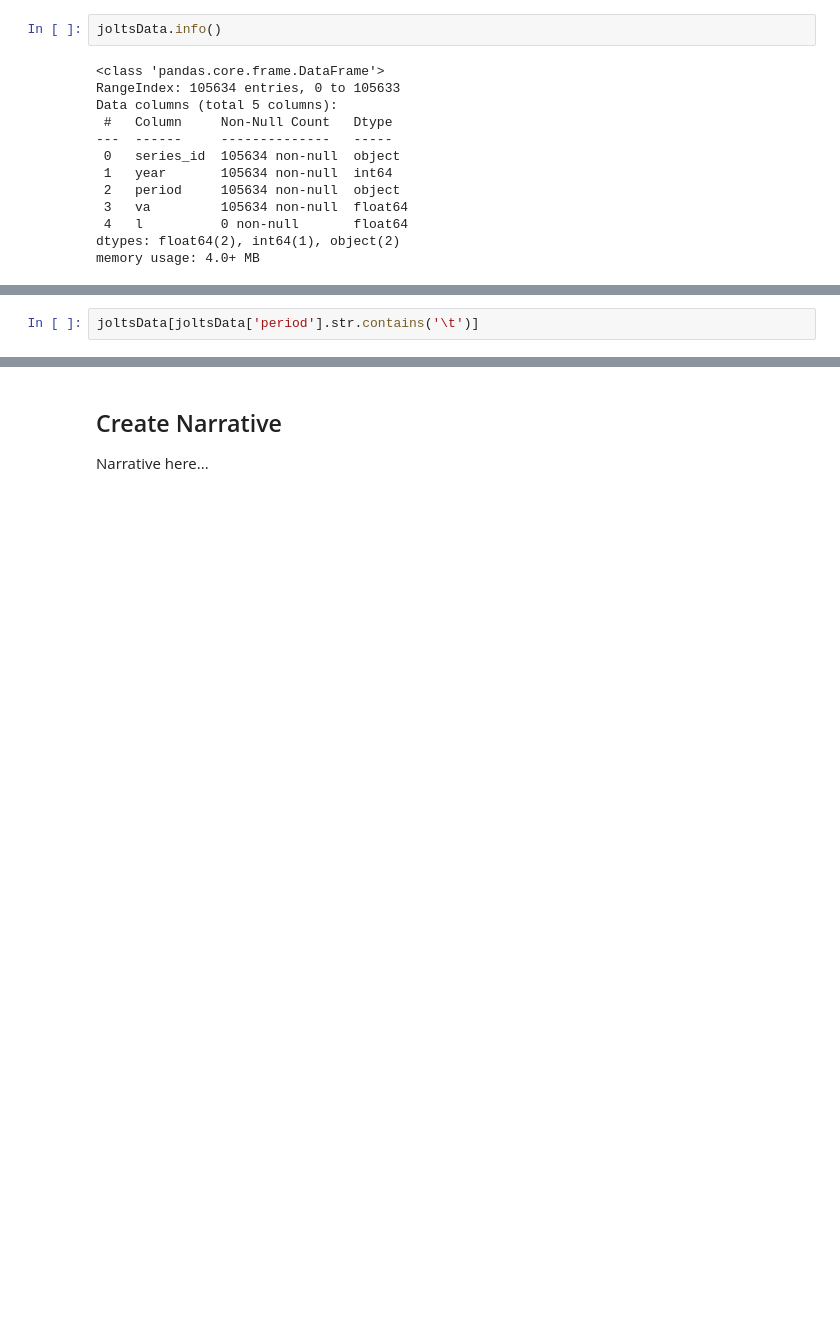
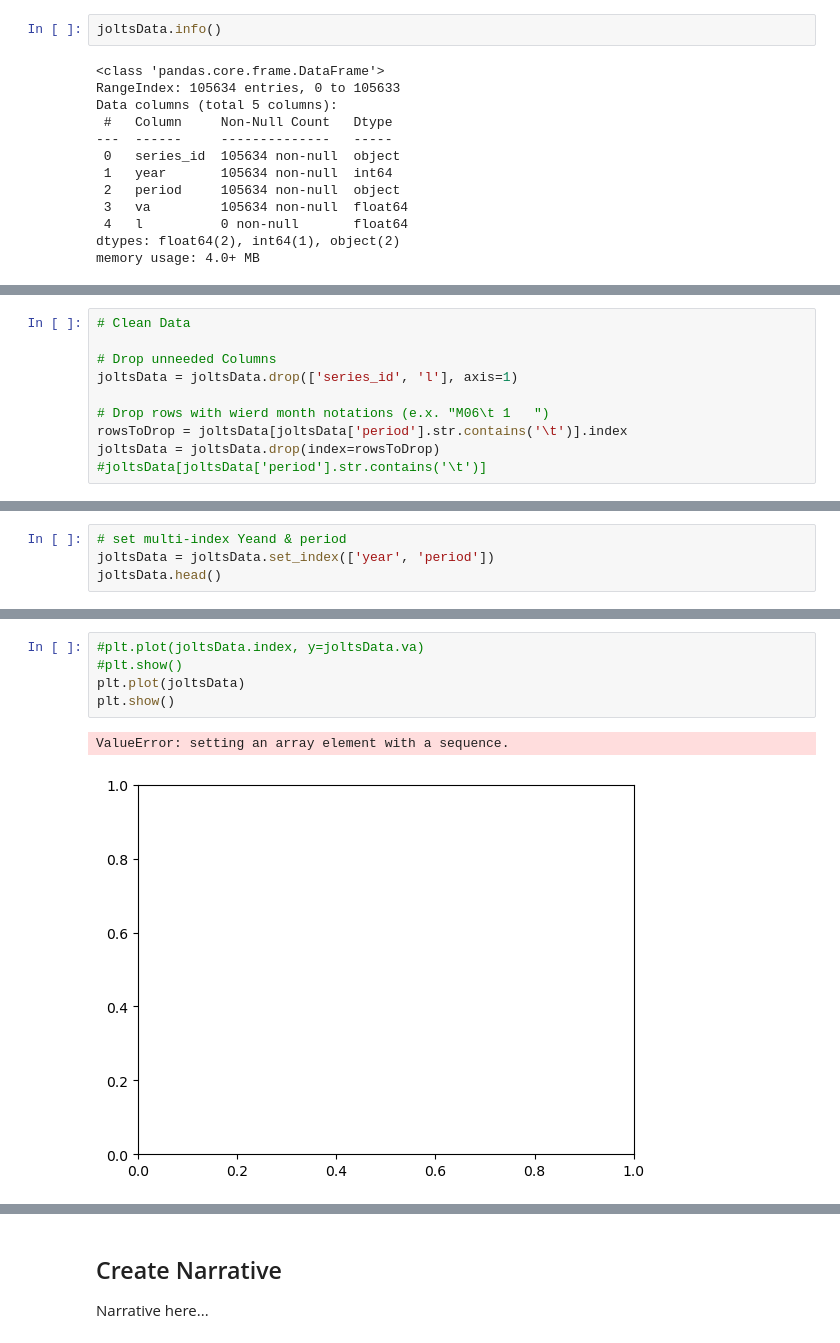
Before and after one commit to mdgarber/DataStoryTelling-JOLTS, a Jupyter notebook: DataStoryTelling-JOLTS.ipynb, the cells around one changed output, grey strips where cells are left out. Cells and saved outputs as stored; diff of their text form; blank space fills up the shorter version.

Commit message:
data cleaned. about to plot

```diff
--- a/DataStoryTelling-JOLTS.ipynb
+++ b/DataStoryTelling-JOLTS.ipynb
@@ -128,2 +104,10 @@ Name: count, dtype: int64
 # %%
-joltsData[joltsData['period'].str.contains('\t')]
+# Clean Data
+
+# Drop unneeded Columns
+joltsData = joltsData.drop(['series_id', 'l'], axis=1)
+
+# Drop rows with wierd month notations (e.x. "M06\t 1	")
+rowsToDrop = joltsData[joltsData['period'].str.contains('\t')].index
+joltsData = joltsData.drop(index=rowsToDrop)
+#joltsData[joltsData['period'].str.contains('\t')]
@@ -143,0 +145,4 @@ joltsData[joltsData['period'].str.contains('\t')]
+# %%
+# set multi-index Yeand & period
+joltsData = joltsData.set_index(['year', 'period'])
+joltsData.head()
@@ -143,0 +157,8 @@ joltsData[joltsData['period'].str.contains('\t')]
+# %%
+#plt.plot(joltsData.index, y=joltsData.va)
+#plt.show()
+plt.plot(joltsData)
+plt.show()
+# %% [output]
+ValueError: setting an array element with a sequence.
+[figure, added]
```
Also changed, not shown: parts of 8 cells of this notebook.
